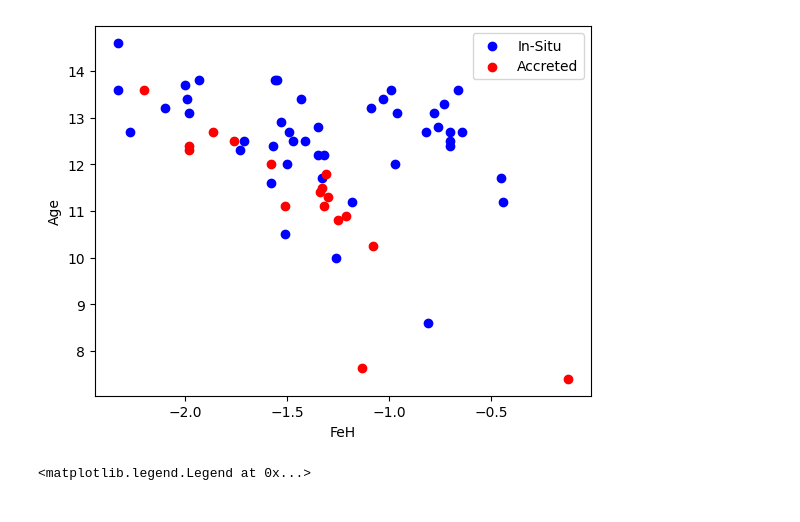
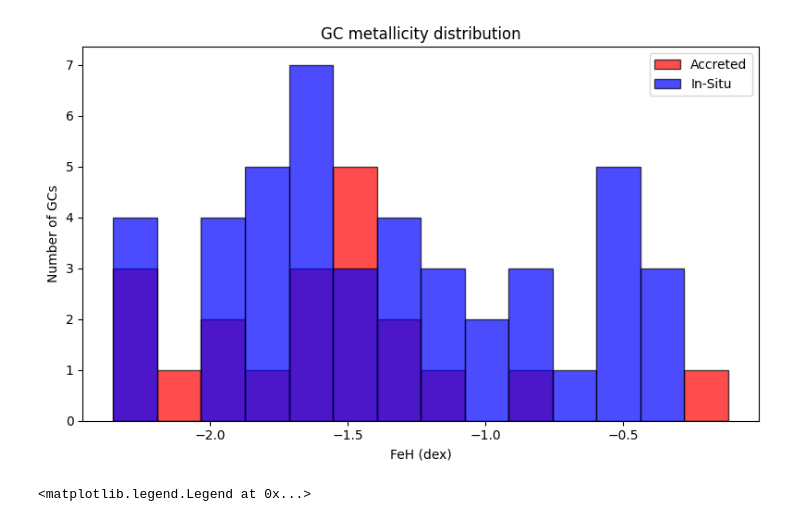
Before and after one commit to vishnusivamogga/PHYS3116_shrek, a Jupyter notebook: age_metallicity.ipynb, the cells around one changed output. Saved outputs shown, nothing was run; the diff lists cells and outputs as text; code cells hidden in the pictures.

```diff
--- a/age_metallicity.ipynb
+++ b/age_metallicity.ipynb
@@ -131,27 +148,24 @@ In-Situ equation of fit
-# %%
-# Create a mask for IDs in int_accreted
-mask = Krause['Object'].isin(set_accreted)
-
-# Create the figure and axis
-fig, ax = plt.subplots()
-
-# Plot in situ stars (blue)
-ax.scatter(Krause.loc[~mask, 'FeH'], Krause.loc[~mask, 'Age'], color='blue', label='In-Situ')
-
-# Plot accreted stars (red)
-ax.scatter(Krause.loc[mask, 'FeH'], Krause.loc[mask, 'Age'], color='red', label='Accreted')
-
-# Add labels and legend
-ax.set_xlabel('FeH')
-ax.set_ylabel('Age')
-ax.legend()
-
-plt.show()
-
-
-#Krause.plot(kind = 'scatter', x ='FeH',y='Age')
-# %% [output]
-[figure, removed]
+# %%
+#ensure FeH column exists and drop NaNs
+acc_feh = Accreted['FeH'].dropna()
+ins_feh = InSitu['FeH'].dropna()
+
+#bins
+bins = np.linspace(min(acc_feh.min(), ins_feh.min()), max(acc_feh.max(), ins_feh.max()), 15)
+
+fig , ax = plt.subplots(figsize=(8,5))
+
+ax.hist(acc_feh, bins=bins, alpha=0.7, label='Accreted', color='red' ,  edgecolor='black')
+ax.hist(ins_feh, bins=bins, alpha=0.7, label='In-Situ', color='blue', edgecolor='black')
+
+ax.set_xlabel('FeH (dex)')
+ax.set_ylabel('Number of GCs')
+ax.set_title('GC metallicity distribution')
+ax.legend()
+plt.tight_layout()
+plt.show()
+# %% [output]
+[figure, added]
 # %%
 # Create a mask for IDs in int_accreted
 mask = VandenBerg['#NGC'].isin(set_accreted)
```
Also changed, not shown: parts of 6 cells of this notebook.
